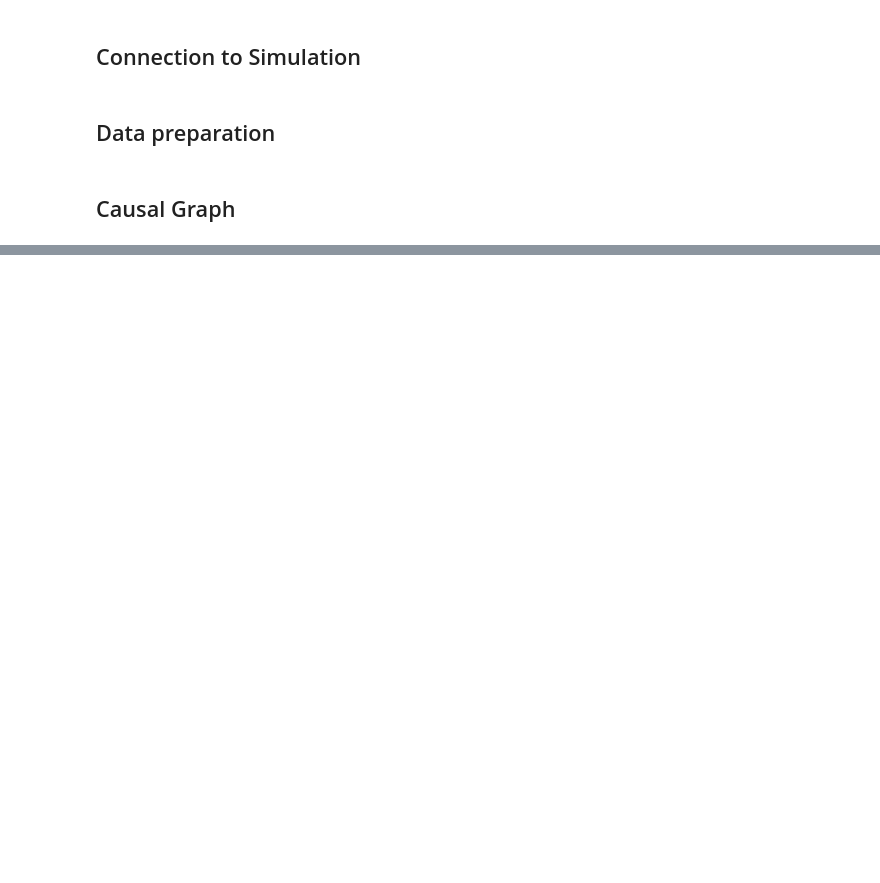
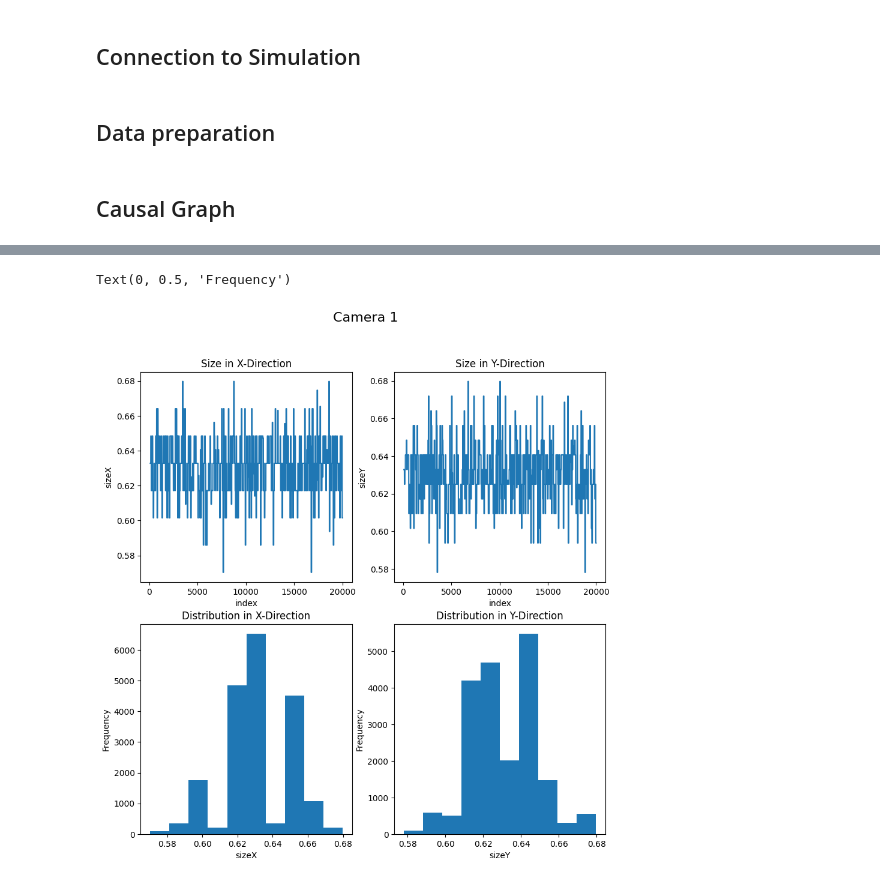
Before and after one commit to brjo0501/Master-Thesis_Code, a Jupyter notebook: Pick_and_Place_v2.ipynb, the cells around one changed output, grey strips where cells are left out. Cells and saved outputs as stored; diff of their text form; code cells hidden in the pictures; blank space fills up the shorter version.

Commit message:
update, with hist

```diff
--- a/Pick_and_Place_v2.ipynb
+++ b/Pick_and_Place_v2.ipynb
@@ -27,23 +27,16 @@ client = RemoteAPIClient()
 sim = client.require('sim')
 simBWF = client.require('simBWF')
 
-sim.setStepping(True)
-
-sim.startSimulation()
-
 camera_1 = sim.getObject('/camera_1/camera')
 camera_2 = sim.getObject('/camera_2/camera')
 camera_3 = sim.getObject('/camera_3/camera')
 camera_4 = sim.getObject('/camera_4/camera')
-camera_5 = sim.getObject('/camera_5/camera')
-camera_6 = sim.getObject('/camera_6/camera')
 
 camera_1_df = pd.DataFrame()
 camera_2_df = pd.DataFrame()
 camera_3_df = pd.DataFrame()
 camera_4_df = pd.DataFrame()
-camera_5_df = pd.DataFrame()
-camera_6_df = pd.DataFrame()
+
 
 conveyor1 = sim.getObject("/genericConveyorTypeA[0]")
 conveyor2 = sim.getObject("/genericConveyorTypeA[2]")
@@ -56,15 +49,17 @@ conveyor_3_df = pd.DataFrame()
 detectionWindow_1 = sim.getObject("/genericDetectionWindow[3]")
 detection_1_df = pd.DataFrame()
 
+sim.setStepping(True)
 
-while (t := sim.getSimulationTime()) < 10:
+sim.startSimulation()
+sim.getSimulationTime()
+sim.setBoolParam(sim.boolparam_display_enabled, False)
+
+while (t := sim.getSimulationTime()) < 1000: # 1000 took roughly 40 mins, 100 trays and 400 parts
     camera_1_data = pd.DataFrame([sim.unpackTable(sim.readCustomDataBlock(camera_1,'customData'))])
     camera_2_data = pd.DataFrame([sim.unpackTable(sim.readCustomDataBlock(camera_2,'customData'))])
     camera_3_data = pd.DataFrame([sim.unpackTable(sim.readCustomDataBlock(camera_3,'customData'))])
     camera_4_data = pd.DataFrame([sim.unpackTable(sim.readCustomDataBlock(camera_4,'customData'))])
-    camera_5_data = pd.DataFrame([sim.unpackTable(sim.readCustomDataBlock(camera_5,'customData'))])
-    camera_6_data = pd.DataFrame([sim.unpackTable(sim.readCustomDataBlock(camera_6,'customData'))])
-
 
     conveyor_1_data = pd.DataFrame([sim.unpackTable(sim.readCustomDataBlock(conveyor1, simBWF.modelTags.CONVEYOR))])
     conveyor_2_data = pd.DataFrame([sim.unpackTable(sim.readCustomDataBlock(conveyor2, simBWF.modelTags.CONVEYOR))])
@@ -76,8 +71,6 @@ while (t := sim.getSimulationTime()) < 10:
     camera_2_df= pd.concat([camera_2_df,camera_2_data], ignore_index=True)
     camera_3_df= pd.concat([camera_3_df,camera_3_data], ignore_index=True)
     camera_4_df= pd.concat([camera_4_df,camera_4_data], ignore_index=True)
-    camera_5_df= pd.concat([camera_5_df,camera_5_data], ignore_index=True)
-    camera_6_df= pd.concat([camera_6_df,camera_6_data], ignore_index=True)
 
 
     conveyor_1_df= pd.concat([conveyor_1_df,conveyor_1_data['velocity']], ignore_index=True)
@@ -174,0 +153,27 @@ plt.show()
+# %%
+fig,axs = plt.subplots(2,2,figsize = (10,10))
+fig.suptitle('Camera 1',fontsize=16)
+
+axs[0,0].plot(camera_1_df['sizeX'][91:])
+axs[0,1].plot(camera_1_df['sizeY'][91:])
+axs[1,0].hist(camera_1_df['sizeX'][91:])
+axs[1,1].hist(camera_1_df['sizeY'][91:])
+
+axs[0, 0].set_title('Size in X-Direction')
+axs[0, 0].set_xlabel('index')
+axs[0, 0].set_ylabel('sizeX')
+
+axs[0, 1].set_title('Size in Y-Direction')
+axs[0, 1].set_xlabel('index')
+axs[0, 1].set_ylabel('sizeY')
+
+axs[1, 0].set_title('Distribution in X-Direction')
+axs[1, 0].set_xlabel('sizeX')
+axs[1, 0].set_ylabel('Frequency')
+
+axs[1, 1].set_title('Distribution in Y-Direction')
+axs[1, 1].set_xlabel('sizeY')
+axs[1, 1].set_ylabel('Frequency')
+# %% [output]
+Text(0, 0.5, 'Frequency')
+[figure, added]
```
Also changed, not shown: parts of 5 cells of this notebook, 2 other files.
